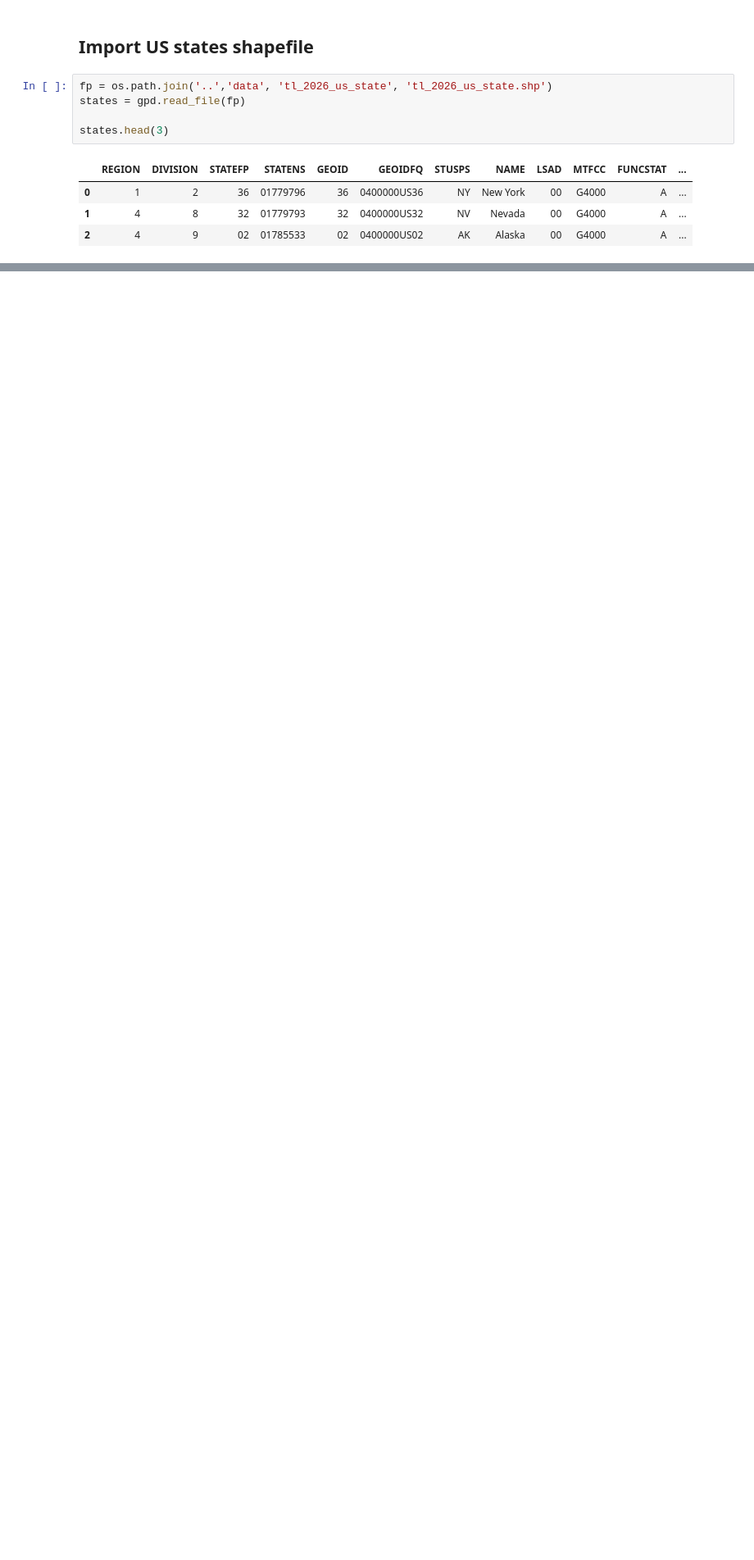
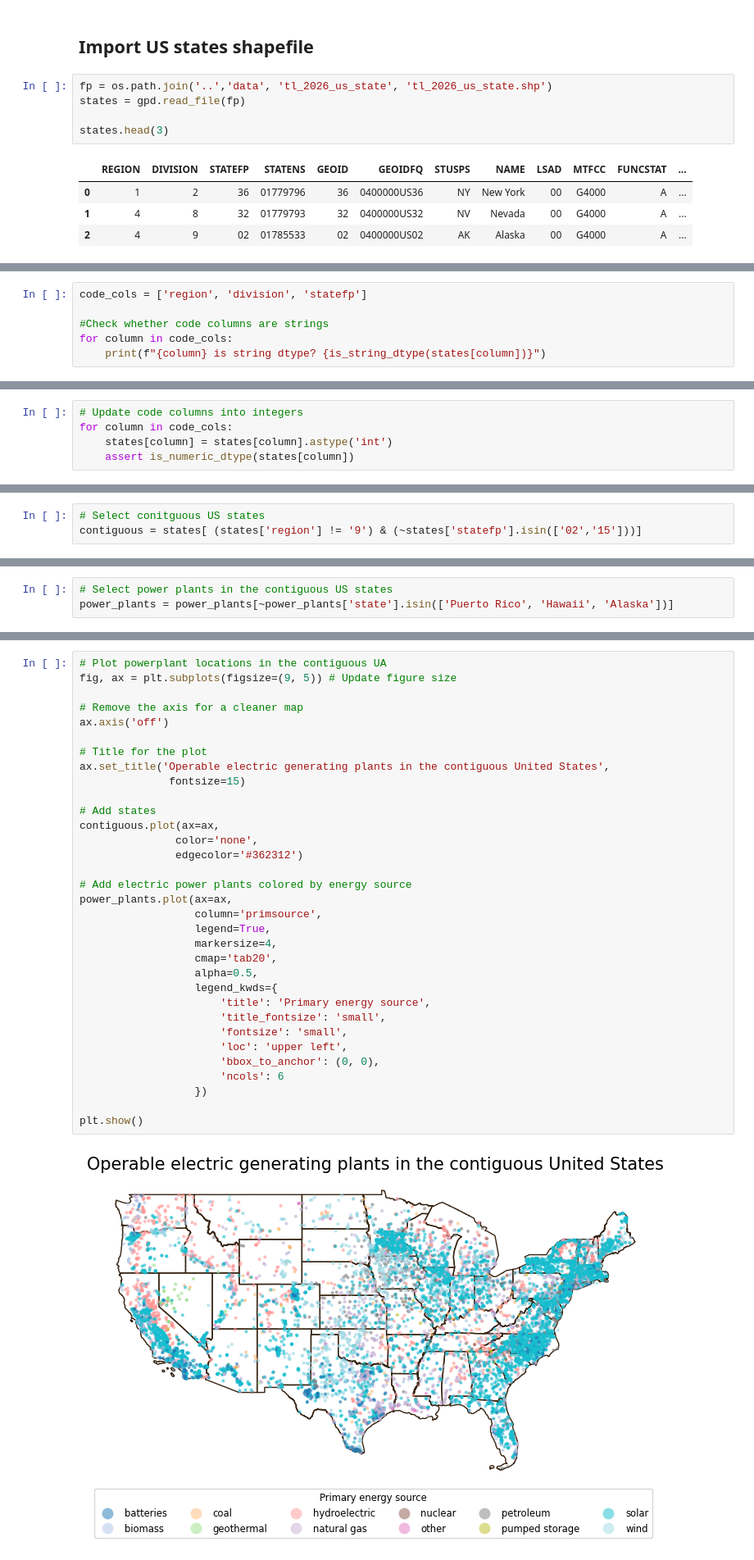
Before and after one commit to gingersknapp/eds-220-in-class, a Jupyter notebook: Week5/lesson-12-streamline-your-code.ipynb, the cells around one changed output, grey strips where cells are left out. Shown at 82% size. Saved outputs shown, nothing was run; the diff lists cells and outputs as text; blank space fills up the shorter version.

```diff
--- a/Week5/lesson-12-streamline-your-code.ipynb
+++ b/Week5/lesson-12-streamline-your-code.ipynb
@@ -59,0 +160,6 @@ states.head(3)
+# %%
+code_cols = ['region', 'division', 'statefp']
+
+#Check whether code columns are strings
+for column in code_cols:
+    print(f"{column} is string dtype? {is_string_dtype(states[column])}")
@@ -59,0 +179,5 @@ states.head(3)
+# %%
+# Update code columns into integers
+for column in code_cols:
+    states[column] = states[column].astype('int')
+    assert is_numeric_dtype(states[column])
@@ -59,0 +214,3 @@ states.head(3)
+# %%
+# Select conitguous US states
+contiguous = states[ (states['region'] != '9') & (~states['statefp'].isin(['02','15']))]
@@ -59,0 +250,3 @@ states.head(3)
+# %%
+# Select power plants in the contiguous US states
+power_plants = power_plants[~power_plants['state'].isin(['Puerto Rico', 'Hawaii', 'Alaska'])]
@@ -59,0 +256,35 @@ states.head(3)
+# %%
+# Plot powerplant locations in the contiguous UA
+fig, ax = plt.subplots(figsize=(9, 5)) # Update figure size
+
+# Remove the axis for a cleaner map
+ax.axis('off')
+
+# Title for the plot
+ax.set_title('Operable electric generating plants in the contiguous United States',
+              fontsize=15)
+
+# Add states
+contiguous.plot(ax=ax,
+               color='none',
+               edgecolor='#362312')
+
+# Add electric power plants colored by energy source
+power_plants.plot(ax=ax,
+                  column='primsource',
+                  legend=True,
+                  markersize=4,
+                  cmap='tab20',
+                  alpha=0.5,
+                  legend_kwds={
+                      'title': 'Primary energy source',
+                      'title_fontsize': 'small',
+                      'fontsize': 'small',
+                      'loc': 'upper left',
+                      'bbox_to_anchor': (0, 0),
+                      'ncols': 6
+                  })
+
+plt.show()
+# %% [output]
+[figure, added]
```
Also changed, not shown: parts of 30 cells of this notebook, 10 other files.
